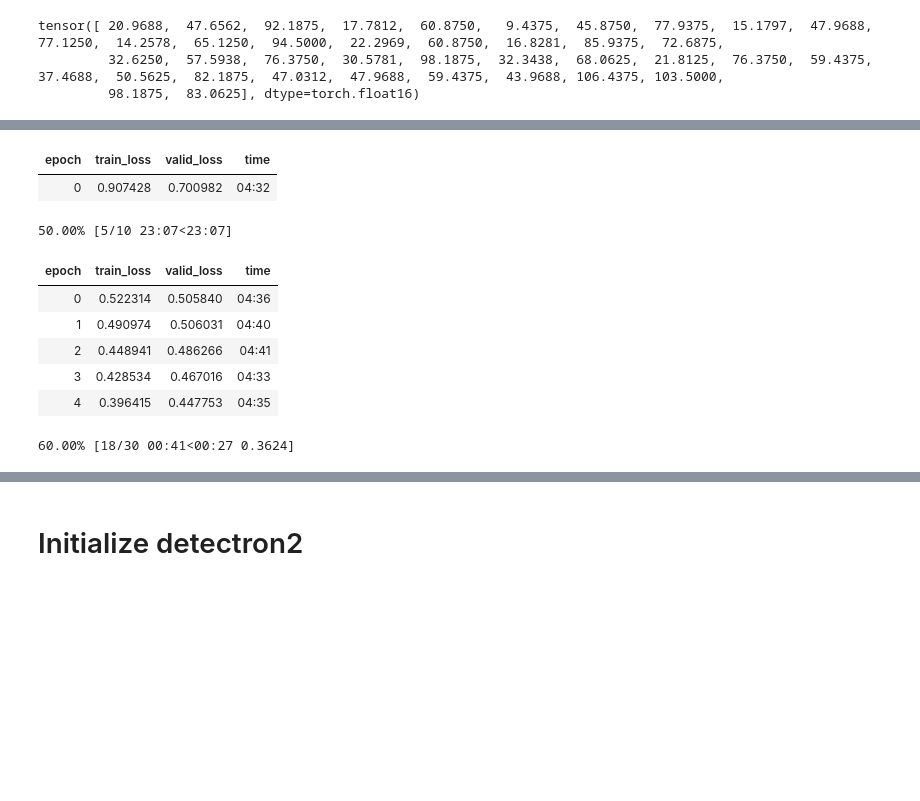
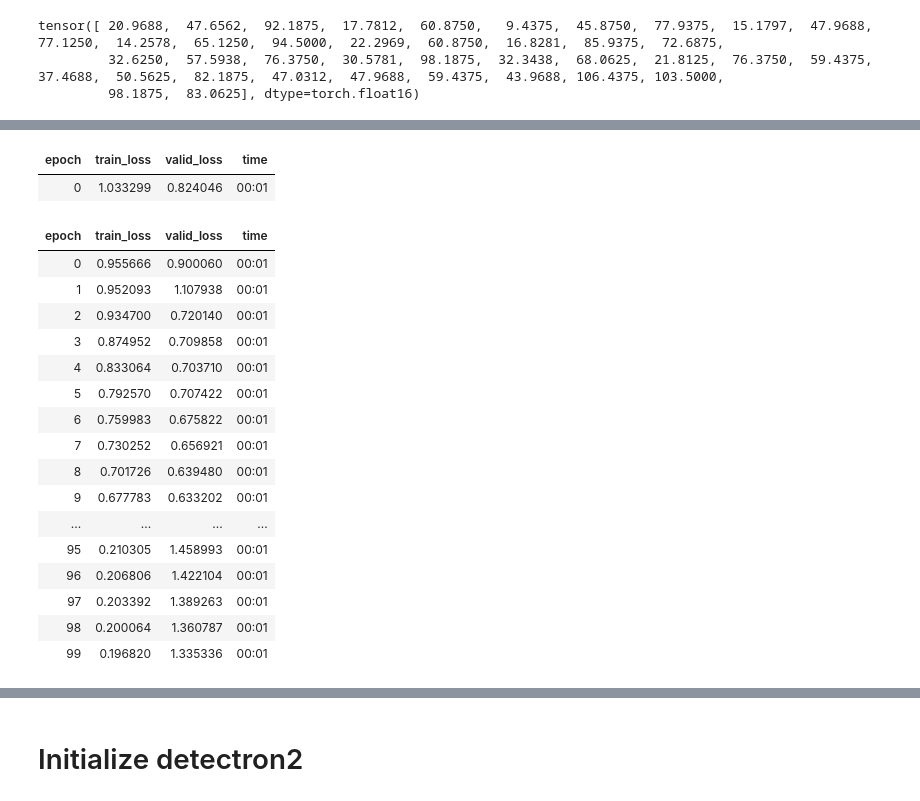
Before and after one commit to GollyTicker/Food-Recognition-Challenge, a Jupyter notebook: Starter_Kit.ipynb, the cells around one changed output, grey strips where cells are left out. Cells and saved outputs as stored; diff of their text form; code cells hidden in the pictures; blank space fills up the shorter version.

Commit message:
focus on small training data

```diff
--- a/Starter_Kit.ipynb
+++ b/Starter_Kit.ipynb
@@ -306,7 +306,8 @@ Annotation: dict_keys(['id', 'image_id', 'category_id', 'segmentation', 'area',
 # %%
 N = 1000
 choice = np.linspace(0,len(image_ids)-1,N,dtype=np.int16)
-tiny_train_imids = [image_ids[ci] for ci in choice] # [12886,22949,49145,54634]
+# tiny_train_imids = [image_ids[ci] for ci in choice]
+tiny_train_imids, N = [12886,22949,49145,54634], 4
 assert len(tiny_train_imids) == N
 
 import shutil
@@ -673,7 +660,7 @@ resize_args = (IM_SZ, ResizeMethod.Crop)
 
 fnames = get_image_files(Paths.CURR_IMAGES_DIR)
 
-BATCH_SZ = min(N, 10) # NOTE. Batch size is small due to small initial training dataset
+BATCH_SZ = min(N // 2, 10) # NOTE. Batch size is small due to small initial training dataset
 dls = MultiLabelSegmentationDataLoaders.from_label_func(
   Paths.CURR_DATA_DIR, bs=BATCH_SZ, fnames = fnames,
   label_func = lambda o: resize_mseg(load_multi_segmentation(Paths.CURR_MULTI_SEG_DIR/f"{int(o.stem)}.npz")),
@@ -744,7 +731,7 @@ learn = unet_learner(
   dls, resnet34,
   n_out = N_CLASSES,
   pretrained=True,
-  wd = 0.01,
+  wd = 0.05,
   # normalize = true ?
   loss_func = loss_func # norm over segmentation. but sum over batch
   # todo. use proper loss here
@@ -792,22 +778,31 @@ Callbacks:
 # %%
 # learn.show_training_loop()
-EPOCHS = 10
+EPOCHS = 100
 
 learn.fine_tune(EPOCHS)
 
 # learn.fine_tune(10)
 # learn.fit_one_cycle(5)
 
 # learn.show_results()
 # todo. cannot show tensor multi-segmentation mask. need to define custom class for that
 # %% [output]
 | epoch | train_loss | valid_loss | time |
-| 0 | 0.907428 | 0.700982 | 04:32 |
+| 0 | 1.033299 | 0.824046 | 00:01 |
-50.00% [5/10 23:07<23:07]
 | epoch | train_loss | valid_loss | time |
-| 0 | 0.522314 | 0.505840 | 04:36 |
-| 1 | 0.490974 | 0.506031 | 04:40 |
-| 2 | 0.448941 | 0.486266 | 04:41 |
-| 3 | 0.428534 | 0.467016 | 04:33 |
-| 4 | 0.396415 | 0.447753 | 04:35 |
+| 0 | 0.955666 | 0.900060 | 00:01 |
+| 1 | 0.952093 | 1.107938 | 00:01 |
+| 2 | 0.934700 | 0.720140 | 00:01 |
+| 3 | 0.874952 | 0.709858 | 00:01 |
+| 4 | 0.833064 | 0.703710 | 00:01 |
+| 5 | 0.792570 | 0.707422 | 00:01 |
+| 6 | 0.759983 | 0.675822 | 00:01 |
+| 7 | 0.730252 | 0.656921 | 00:01 |
+| 8 | 0.701726 | 0.639480 | 00:01 |
+| 9 | 0.677783 | 0.633202 | 00:01 |
+| ... | ... | ... | ... |
+| 95 | 0.210305 | 1.458993 | 00:01 |
+| 96 | 0.206806 | 1.422104 | 00:01 |
+| 97 | 0.203392 | 1.389263 | 00:01 |
+| 98 | 0.200064 | 1.360787 | 00:01 |
+| 99 | 0.196820 | 1.335336 | 00:01 |
-60.00% [18/30 00:41<00:27 0.3624]
```
Also changed, not shown: parts of 11 cells of this notebook.
